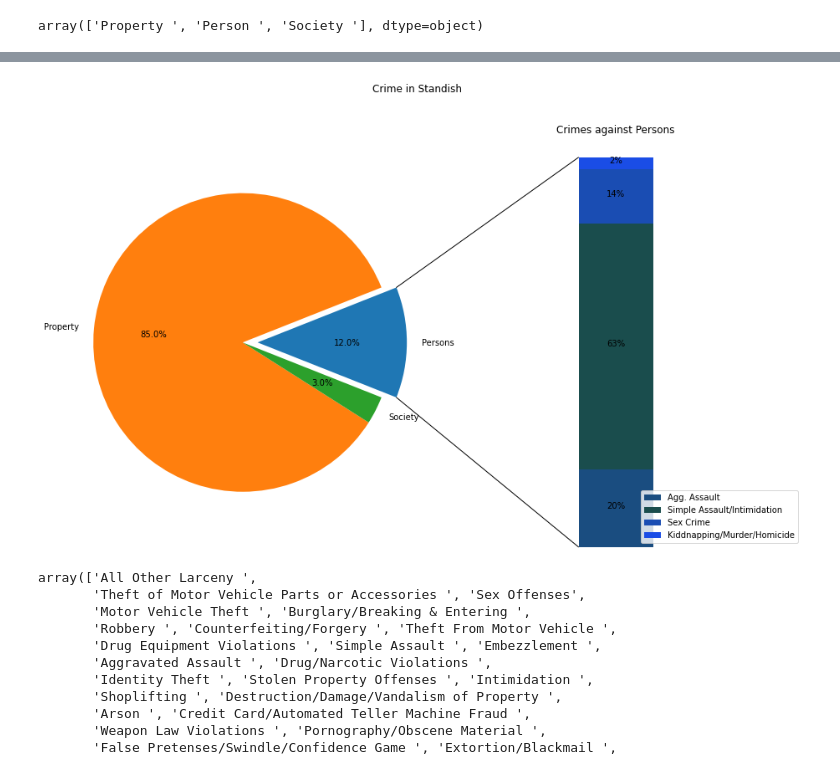
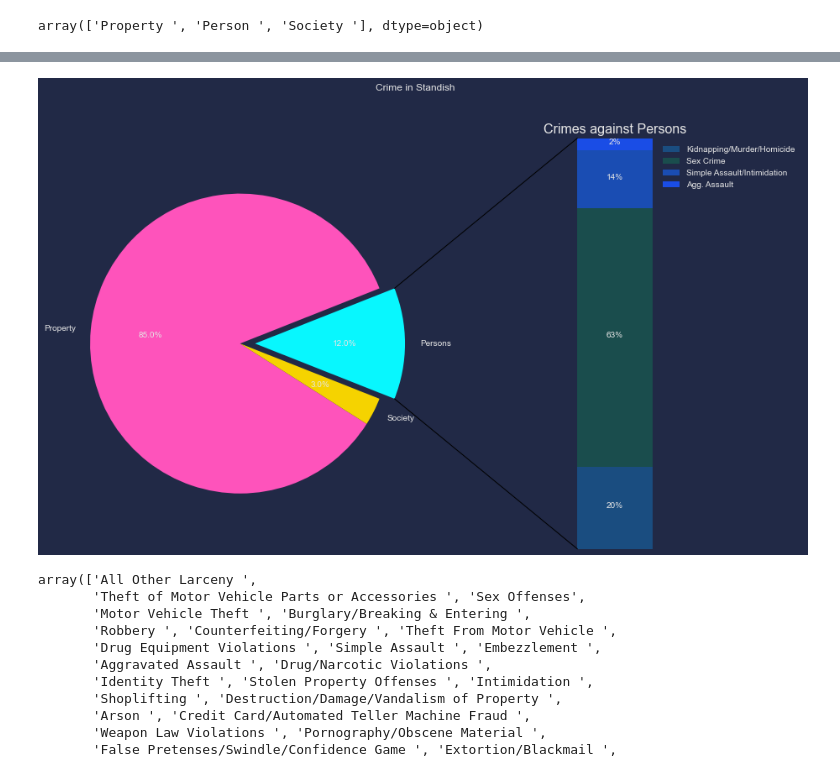
Before and after one commit to chrisolwell/MPLSCrime, a Jupyter notebook: mplsCrime.ipynb, the cells around one changed output, grey strips where cells are left out. Drawn from its saved outputs; the diff is of its cells as text; code cells hidden in the pictures.

```diff
--- a/mplsCrime.ipynb
+++ b/mplsCrime.ipynb
@@ -601,6 +599,9 @@ fig = plt.figure(figsize=(16, 9))
 ax1 = fig.add_subplot(121)
 ax2 = fig.add_subplot(122)
 fig.subplots_adjust(wspace=0)
+plt.style.use('cyberpunk')
+mplcyberpunk.add_glow_effects()
+mplcyberpunk.add_gradient_fill()
 
 # pie chart parameters
 ratios = [.12, .85, .03]
@@ -628,37 +629,37 @@ for j in range(len(ratios)):
              ha='center')
 
 ax2.set_title('Crimes against Persons')
-ax2.legend(('Agg. Assault', 'Simple Assault/Intimidation', 'Sex Crime', 'Kiddnapping/Murder/Homicide'))
+ax2.legend(('Kidnapping/Murder/Homicide', 'Sex Crime', 'Simple Assault/Intimidation', 'Agg. Assault'))
 ax2.axis('off')
 ax2.set_xlim(- 2.5 * width, 2.5 * width)
 
 # use ConnectionPatch to draw lines between the two plots
 # get the wedge data
 theta1, theta2 = ax1.patches[0].theta1, ax1.patches[0].theta2
 center, r = ax1.patches[0].center, ax1.patches[0].r
 bar_height = sum([item.get_height() for item in ax2.patches])
 
 # draw top connecting line
 x = r * np.cos(np.pi / 180 * theta2) + center[0]
 y = np.sin(np.pi / 180 * theta2) + center[1]
 con = ConnectionPatch(xyA=(- width / 2, bar_height), xyB=(x, y),
                       coordsA="data", coordsB="data", axesA=ax2, axesB=ax1)
 con.set_color([0, 0, 0])
 con.set_linewidth(1)
 ax2.add_artist(con)
 
 # draw bottom connecting line
 x = r * np.cos(np.pi / 180 * theta1) + center[0]
 y = np.sin(np.pi / 180 * theta1) + center[1]
 con = ConnectionPatch(xyA=(- width / 2, 0), xyB=(x, y), coordsA="data",
                       coordsB="data", axesA=ax2, axesB=ax1)
 con.set_color([0, 0, 0])
 ax2.add_artist(con)
 con.set_linewidth(1)
-plt.savefig("standish_crime.png")
+plt.savefig("standish_crime_cyberpunk.png")
 plt.show()
 # %% [output]
-[figure, old version]
+[figure, new version]
 # %%
 standish_df.Offense.unique()
 # %% [output]
```
Also changed, not shown: parts of 6 cells of this notebook, 5 other files.
